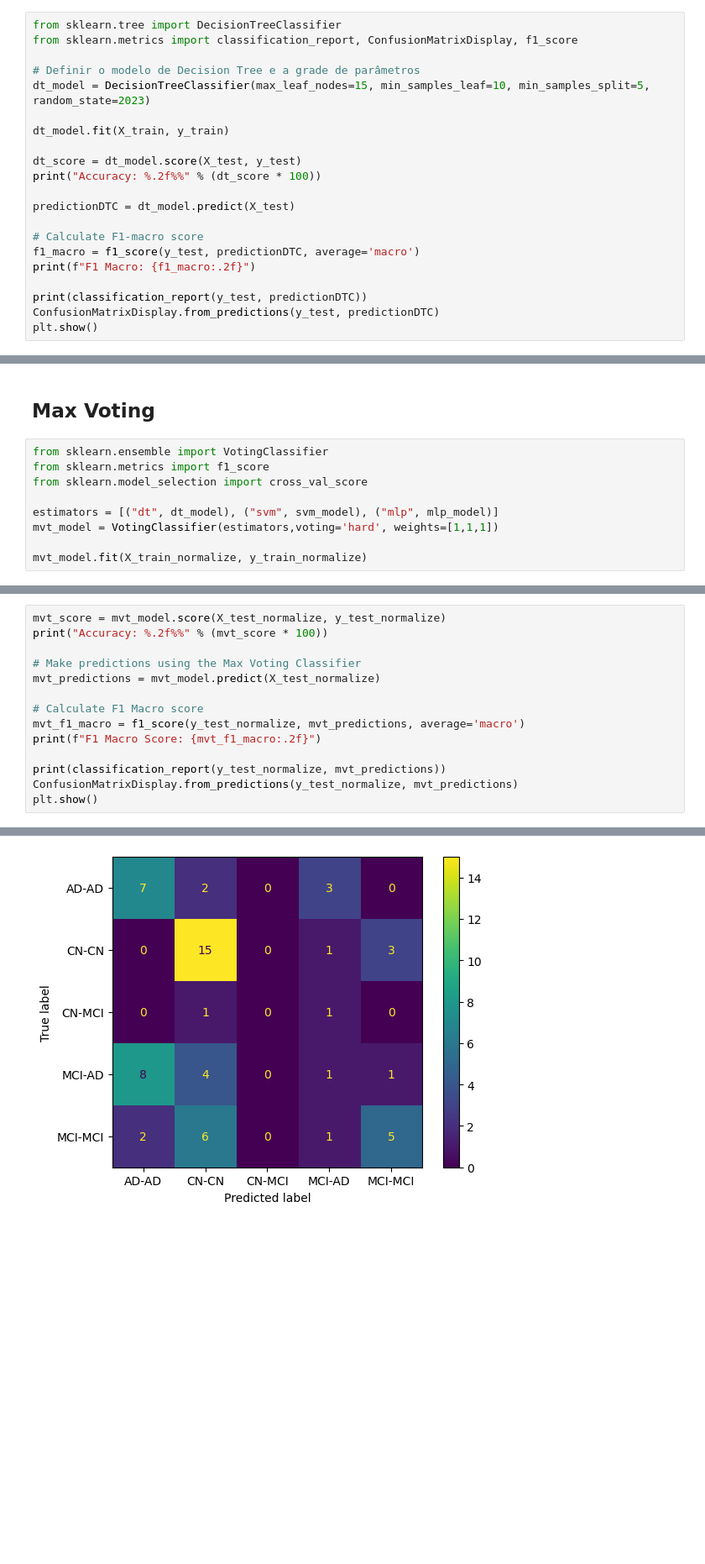
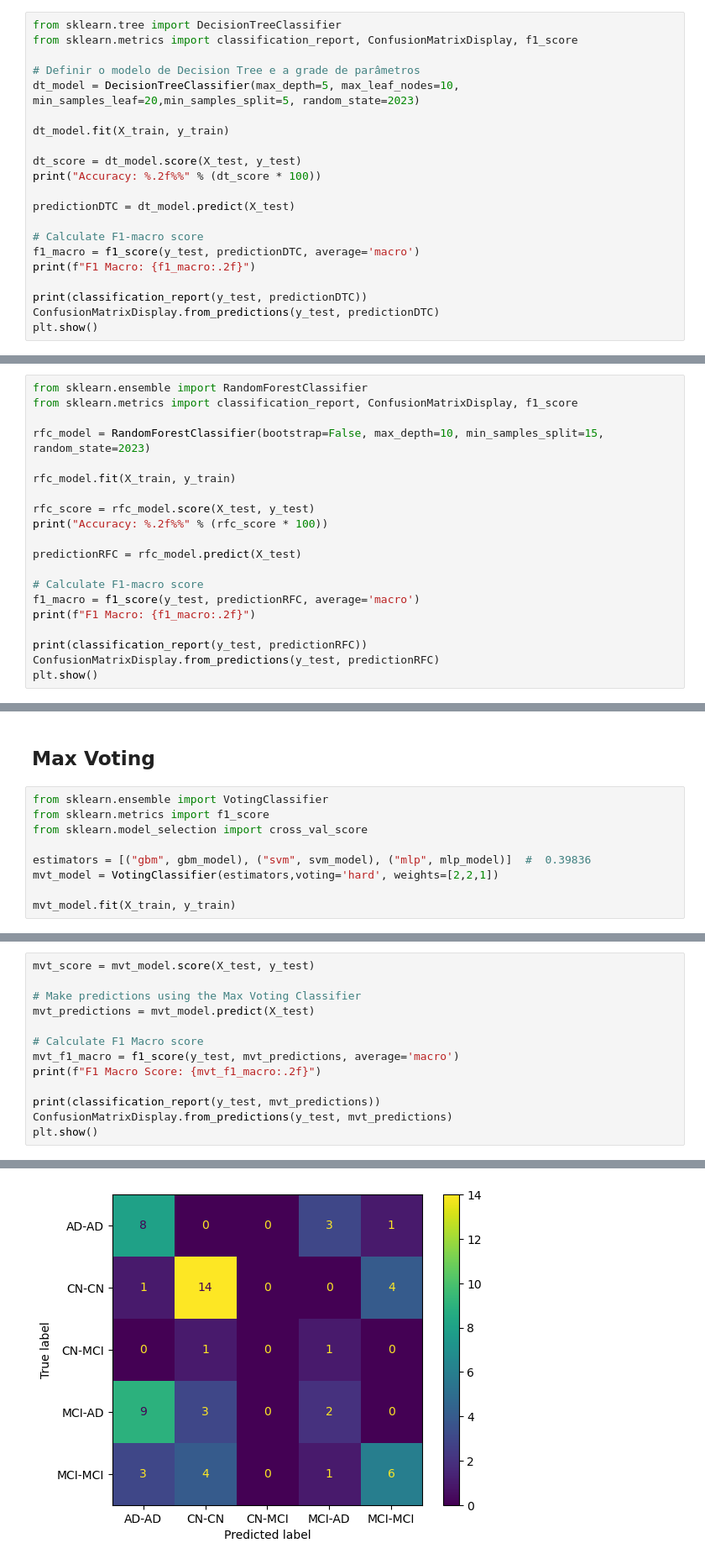
Before and after one commit to Pedrosilva03/daa-projeto, a Jupyter notebook: task2/hippo_Max_votation.ipynb, the cells around one changed output, grey strips where cells are left out. Shown: that part at 84% size. Drawn from its saved outputs; the diff is of its cells as text; blank space fills up the shorter version.

```diff
--- a/task2/hippo_Max_votation.ipynb
+++ b/task2/hippo_Max_votation.ipynb
@@ -239,7 +227,7 @@ from sklearn.tree import DecisionTreeClassifier
 from sklearn.metrics import classification_report, ConfusionMatrixDisplay, f1_score
 
 # Definir o modelo de Decision Tree e a grade de parâmetros
-dt_model = DecisionTreeClassifier(max_leaf_nodes=15, min_samples_leaf=10, min_samples_split=5, random_state=2023)
+dt_model = DecisionTreeClassifier(max_depth=5, max_leaf_nodes=10, min_samples_leaf=20,min_samples_split=5, random_state=2023)
 
 dt_model.fit(X_train, y_train)
 
@@ -347,0 +375,20 @@ weighted avg       0.36      0.36      0.36        61
+# %%
+from sklearn.ensemble import RandomForestClassifier
+from sklearn.metrics import classification_report, ConfusionMatrixDisplay, f1_score
+
+rfc_model = RandomForestClassifier(bootstrap=False, max_depth=10, min_samples_split=15, random_state=2023)
+
+rfc_model.fit(X_train, y_train)
+
+rfc_score = rfc_model.score(X_test, y_test)
+print("Accuracy: %.2f%%" % (rfc_score * 100))
+
+predictionRFC = rfc_model.predict(X_test)
+
+# Calculate F1-macro score
+f1_macro = f1_score(y_test, predictionRFC, average='macro')
+print(f"F1 Macro: {f1_macro:.2f}")
+
+print(classification_report(y_test, predictionRFC))
+ConfusionMatrixDisplay.from_predictions(y_test, predictionRFC)
+plt.show()
@@ -352,8 +414,8 @@ from sklearn.ensemble import VotingClassifier
 from sklearn.metrics import f1_score
 from sklearn.model_selection import cross_val_score
 
-estimators = [("dt", dt_model), ("svm", svm_model), ("mlp", mlp_model)]
-mvt_model = VotingClassifier(estimators,voting='hard', weights=[1,1,1])
+estimators = [("gbm", gbm_model), ("svm", svm_model), ("mlp", mlp_model)]  #  0.39836
+mvt_model = VotingClassifier(estimators,voting='hard', weights=[2,2,1])
 
-mvt_model.fit(X_train_normalize, y_train_normalize)
+mvt_model.fit(X_train, y_train)
 # %% [output]
@@ -375,15 +434,14 @@ VotingClassifier(estimators=[('dt',
 # %%
-mvt_score = mvt_model.score(X_test_normalize, y_test_normalize)
-print("Accuracy: %.2f%%" % (mvt_score * 100))
+mvt_score = mvt_model.score(X_test, y_test)
 
 # Make predictions using the Max Voting Classifier
-mvt_predictions = mvt_model.predict(X_test_normalize)
+mvt_predictions = mvt_model.predict(X_test)
 
 # Calculate F1 Macro score
-mvt_f1_macro = f1_score(y_test_normalize, mvt_predictions, average='macro')
+mvt_f1_macro = f1_score(y_test, mvt_predictions, average='macro')
 print(f"F1 Macro Score: {mvt_f1_macro:.2f}")
 
-print(classification_report(y_test_normalize, mvt_predictions))
-ConfusionMatrixDisplay.from_predictions(y_test_normalize, mvt_predictions)
+print(classification_report(y_test, mvt_predictions))
+ConfusionMatrixDisplay.from_predictions(y_test, mvt_predictions)
 plt.show()
 # %% [output]
@@ -403,2 +460,2 @@ weighted avg       0.41      0.46      0.42        61
-[figure, old version]
+[figure, new version]
 # %%
```
Also changed, not shown: parts of 13 cells of this notebook, 1 other file.
